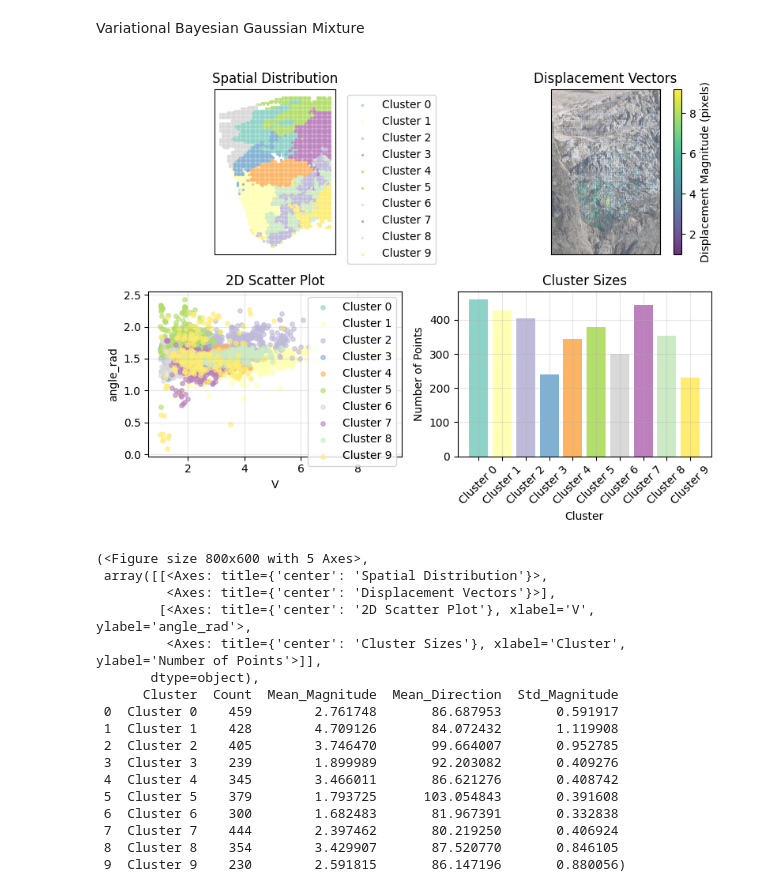
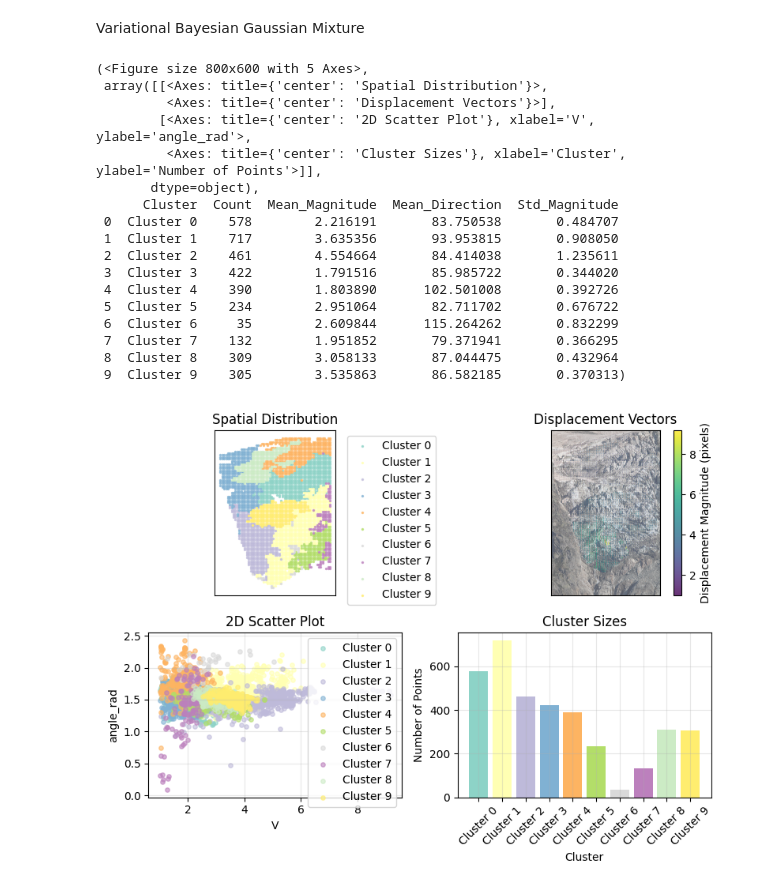
Before and after one commit to franioli/ppcx-domains, a Jupyter notebook: clusterize_GMM.ipynb, the cells around one changed output. Cells and saved outputs as stored; diff of their text form; code cells hidden in the pictures.

```diff
--- a/clusterize_GMM.ipynb
+++ b/clusterize_GMM.ipynb
@@ -178,52 +178,66 @@ from sklearn.mixture import BayesianGaussianMixture
 
 df_features = preproc_features(df)
 
+# Define features and weights
 variables_names = ["x", "y", "V", "angle_rad"]
+feature_weights = {
+    "x": 1.0,  # Standard weight for position
+    "y": 1.0,  # Standard weight for position
+    "V": 2.0,  # Higher weight for velocity magnitude
+    "angle_rad": 1.0,  # Standard weight for direction
+}
 n_components = 6
 max_iter = 100
 random_state = 42
 covariance_type = "full"
 
+# Extract features and standardize them
 features = df_features[variables_names].values
 scaler = StandardScaler()
 features_scaled = scaler.fit_transform(features)
+
+# Apply weights
+for i, var_name in enumerate(variables_names):
+    weight = feature_weights.get(var_name, 1.0)
+    features_scaled[:, i] *= weight
+
 
 gmm = BayesianGaussianMixture(
     n_components=10,
     weight_concentration_prior=1e-3,
     covariance_type=covariance_type,
     max_iter=max_iter,
     random_state=random_state,
 )
 gmm.fit(features_scaled)
 labels = gmm.predict(features_scaled)
 
 plot_gmm_clusters(
     df_features,
     labels,
     var_names=["V", "angle_rad"],
     img=img,
     figsize=(8, 6),
 )
 # %% [output]
+(<Figure size 800x600 with 5 Axes>,
+ array([[<Axes: title={'center': 'Spatial Distribution'}>,
+         <Axes: title={'center': 'Displacement Vectors'}>],
+        [<Axes: title={'center': '2D Scatter Plot'}, xlabel='V', ylabel='angle_rad'>,
+         <Axes: title={'center': 'Cluster Sizes'}, xlabel='Cluster', ylabel='Number of Points'>]],
+       dtype=object),
+      Cluster  Count  Mean_Magnitude  Mean_Direction  Std_Magnitude
+ 0  Cluster 0    578        2.216191       83.750538       0.484707
+ 1  Cluster 1    717        3.635356       93.953815       0.908050
+ 2  Cluster 2    461        4.554664       84.414038       1.235611
+ 3  Cluster 3    422        1.791516       85.985722       0.344020
+ 4  Cluster 4    390        1.803890      102.501008       0.392726
+ 5  Cluster 5    234        2.951064       82.711702       0.676722
+ 6  Cluster 6     35        2.609844      115.264262       0.832299
+ 7  Cluster 7    132        1.951852       79.371941       0.366295
+ 8  Cluster 8    309        3.058133       87.044475       0.432964
+ 9  Cluster 9    305        3.535863       86.582185       0.370313)
-[figure, old version]
+[figure, new version]
-(<Figure size 800x600 with 5 Axes>,
- array([[<Axes: title={'center': 'Spatial Distribution'}>,
-         <Axes: title={'center': 'Displacement Vectors'}>],
-        [<Axes: title={'center': '2D Scatter Plot'}, xlabel='V', ylabel='angle_rad'>,
-         <Axes: title={'center': 'Cluster Sizes'}, xlabel='Cluster', ylabel='Number of Points'>]],
-       dtype=object),
-      Cluster  Count  Mean_Magnitude  Mean_Direction  Std_Magnitude
- 0  Cluster 0    459        2.761748       86.687953       0.591917
- 1  Cluster 1    428        4.709126       84.072432       1.119908
- 2  Cluster 2    405        3.746470       99.664007       0.952785
- 3  Cluster 3    239        1.899989       92.203082       0.409276
- 4  Cluster 4    345        3.466011       86.621276       0.408742
- 5  Cluster 5    379        1.793725      103.054843       0.391608
- 6  Cluster 6    300        1.682483       81.967391       0.332838
- 7  Cluster 7    444        2.397462       80.219250       0.406924
- 8  Cluster 8    354        3.429907       87.520770       0.846105
- 9  Cluster 9    230        2.591815       86.147196       0.880056)
 # %%
 # # --- Post-process clustering ---
 # min_cluster_size = 30
```
Also changed, not shown: 17 other files.
